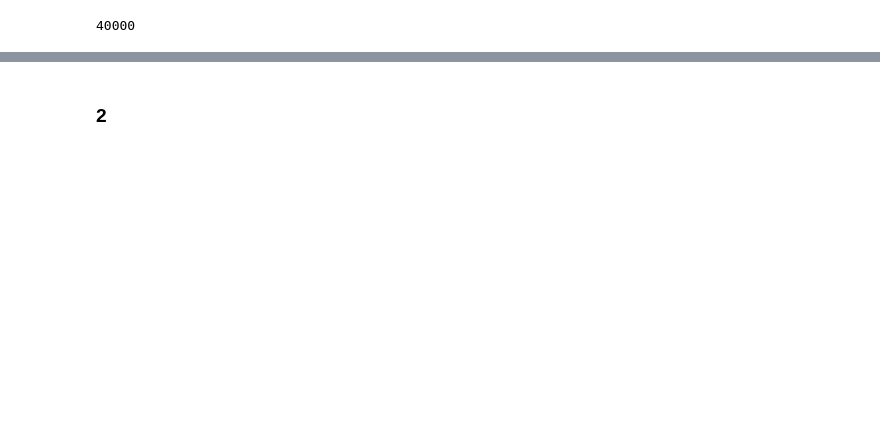
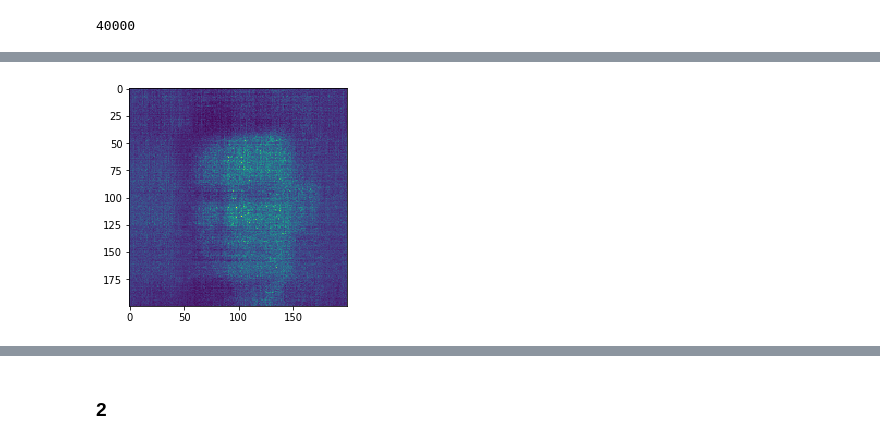
Before and after one commit to psolikov/DUL, a Jupyter notebook: HW1.ipynb, the cells around one changed output, grey strips where cells are left out. Saved outputs shown, nothing was run; the diff lists cells and outputs as text; code cells hidden in the pictures; blank space fills up the shorter version.

```diff
--- a/HW1.ipynb
+++ b/HW1.ipynb
@@ -135,0 +175,16 @@ array([ 66,  47,  78, ..., 117, 156,  90])
+# %%
+class TaskModel(torch.nn.Module):
+    def __init__(self):
+        super(TaskModel, self).__init__()
+        self.likelihood_model = LikelihoodModel()
+        self.mlp = MLP()
+
+    def forward(self, x):
+        ax1 = x[:,0]
+        ax2 = x[:,1]
+        pred_x1 = self.likelihood_model(ax1)
+        encode = torch.zeros((x.shape[0], 200))
+        encode[np.arange(x.shape[0]), ax1] = 1
+        pred_x2 = self.mlp(encode)[np.arange(ax2.shape[0]), ax2]
+        z = pred_x1 * pred_x2
+        return z
@@ -153,0 +247,5 @@ X_train shape: (64000, 2), X_val shape: (16000, 2), X_test shape: (20000, 2)
+# %%
+vals = np.array(list(range(200)))
+test_d = np.transpose([np.tile(vals, len(vals)), np.repeat(vals, len(vals))])
+# %%
+out_pic_p = model(test_d)
@@ -154 +268,5 @@ X_train shape: (64000, 2), X_val shape: (16000, 2), X_test shape: (20000, 2)
+# %%
+plt.imshow(out_pic_p.view(200,-1).detach().numpy());
+# %% [output]
+[figure, added]
 # %%
```
Also changed, not shown: parts of 27 cells of this notebook.
